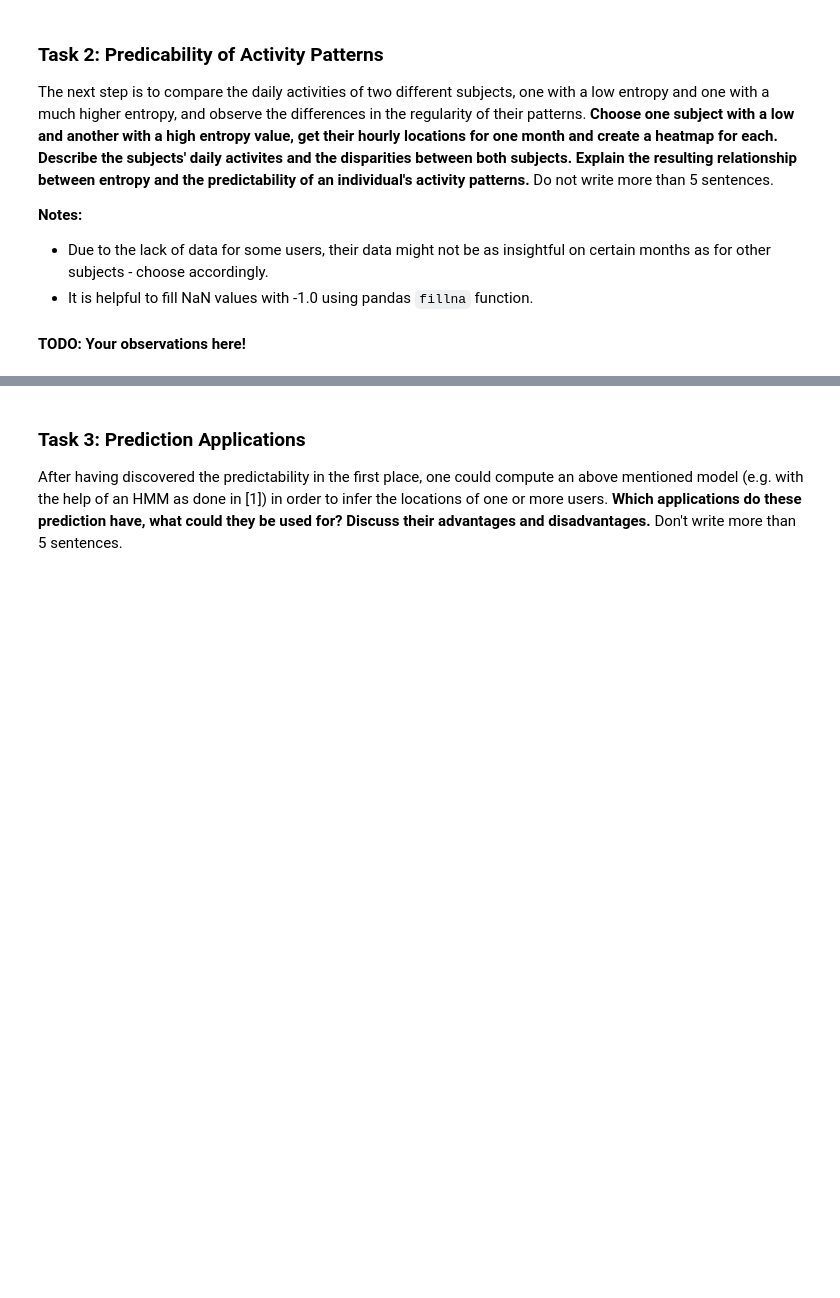
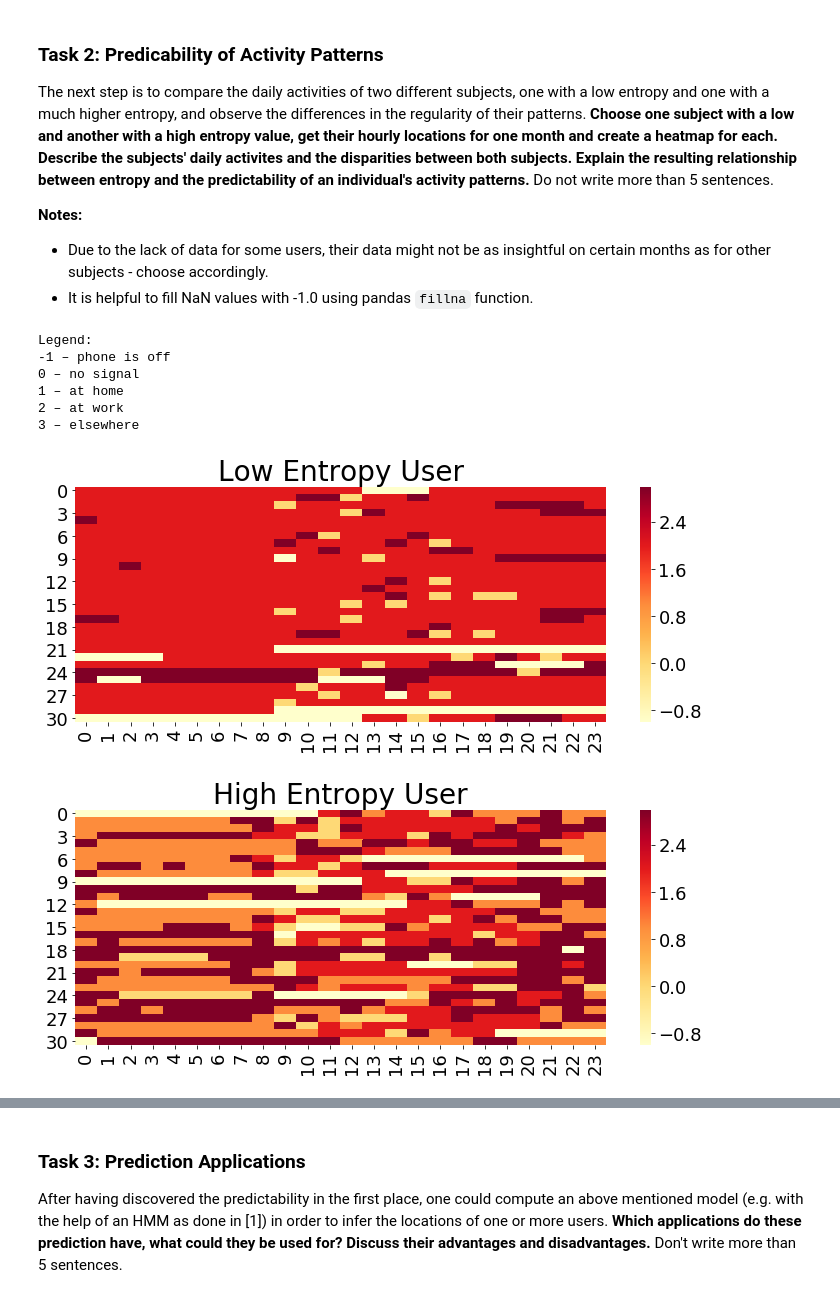
Before and after one commit to Marghrid/Social-Computing, a Jupyter notebook: Ex6_RealityMining.ipynb, the cells around one changed output, grey strips where cells are left out. Drawn from its saved outputs; the diff is of its cells as text; code cells hidden in the pictures; blank space fills up the shorter version.

```diff
--- a/Ex6_RealityMining.ipynb
+++ b/Ex6_RealityMining.ipynb
@@ -87,24 +111,44 @@ The next step is to compare the daily activities of two different subjects, one
 * Due to the lack of data for some users, their data might not be as insightful on certain months as for other subjects - choose accordingly.
 * It is helpful to fill NaN values with -1.0 using pandas `fillna` function.
 # %%
-# TODO: Low entropy user
-uuid =
-data = pd.DataFrame()
+# Low entropy user
+uuid = 39
+data = pd.DataFrame(hourly_locs[uuid])
+data = data.fillna(-1).transpose()
+# select only 1 month
+data = data.loc[range(0, 31)]
 
 # Create heatmap
 cmap = mpl.cm.YlOrRd
 fig, ax = plt.subplots(figsize=(1.7*width, height))
 ax.set_title('Low Entropy User')
 sns.heatmap(data, cmap=cmap, ax=ax)
 
-# TODO: High entropy user
-uuid =
-data = pd.DataFrame()
+# High entropy user
+uuid = 25
+data = pd.DataFrame(hourly_locs[uuid])
+data = data.fillna(-1).transpose()
+# select only 1 month
+data = data.loc[range(0, 31)]
 
 # Create heatmap
 cmap = mpl.cm.YlOrRd
 fig, ax = plt.subplots(figsize=(1.7*width, height))
 ax.set_title('High Entropy User')
 sns.heatmap(data, cmap=cmap, ax=ax)
+
+print("Legend:")
+print("-1 – phone is off")
+print("0 – no signal")
+print("1 – at home")
+print("2 – at work")
+print("3 – elsewhere")
+# %% [output]
+Legend:
+-1 – phone is off
+0 – no signal
+1 – at home
+2 – at work
+3 – elsewhere
+[figure, added]
+[figure, added]
-# %% [markdown]
-**TODO: Your observations here!**
```
Also changed, not shown: parts of 11 cells of this notebook.
